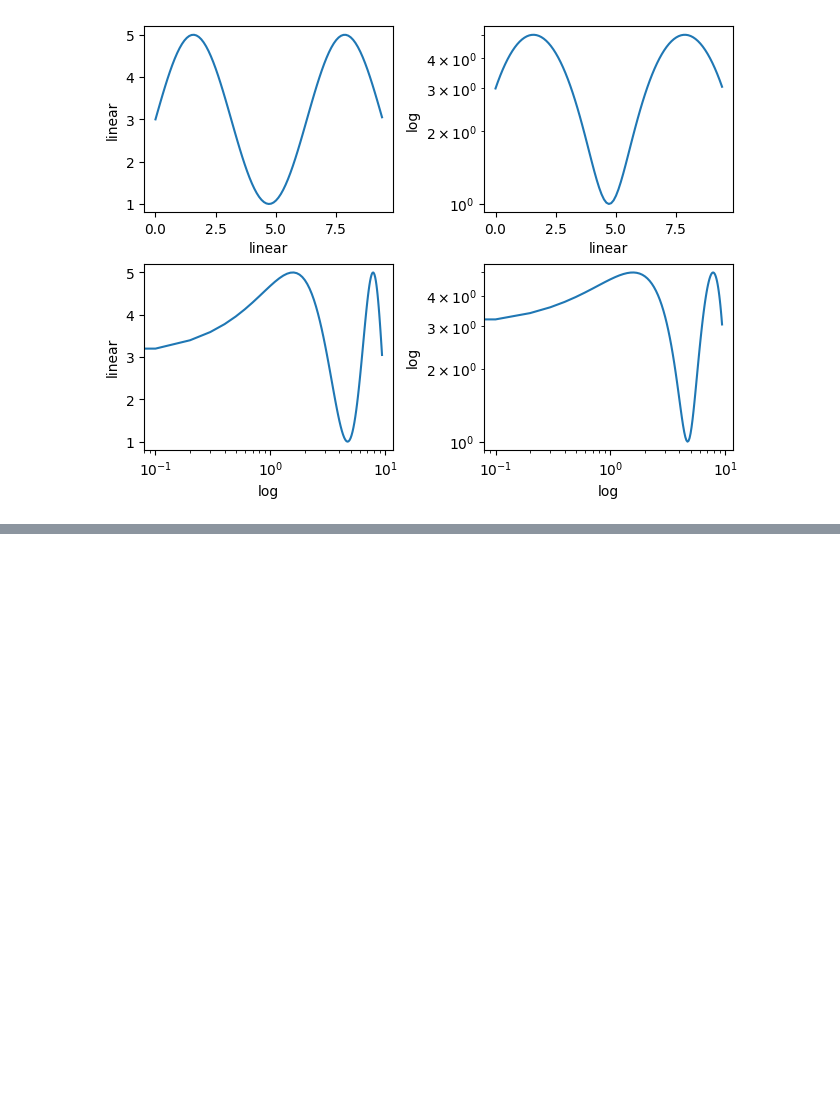
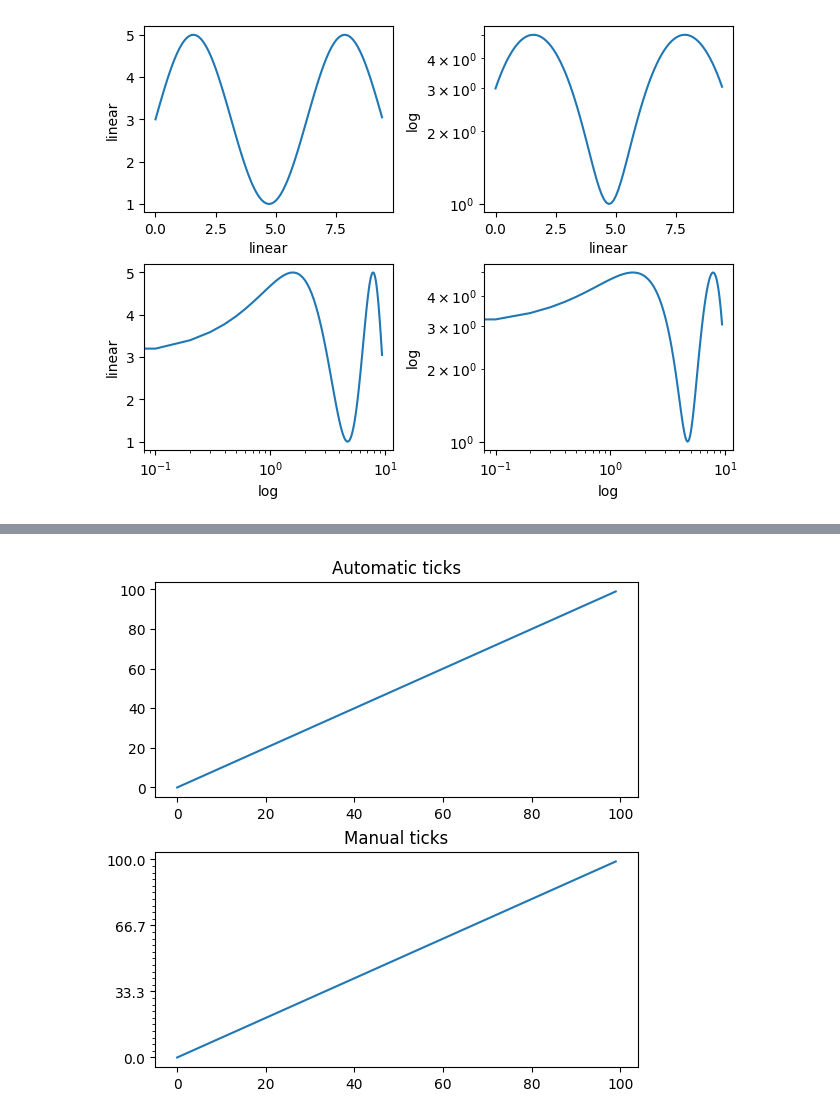
Before and after one commit to manasesmutembei11/ML, a Jupyter notebook: matplotlib/matplotlib_axes&subplots.ipynb, the cells around one changed output, grey strips where cells are left out. Drawn from its saved outputs; the diff is of its cells as text; code cells hidden in the pictures; blank space fills up the shorter version.

```diff
--- a/matplotlib/matplotlib_axes&subplots.ipynb
+++ b/matplotlib/matplotlib_axes&subplots.ipynb
@@ -467,0 +494,14 @@ Text(0, 0.5, 'log')
+# %%
+#Adding minor ticks since major ones are edded by default
+fig, axs = plt.subplots(2, 1, figsize=(5.4, 5.4), layout='constrained')
+x = np.arange(100)
+for nn, ax in enumerate(axs):
+    ax.plot(x, x)
+    if nn == 1:
+        ax.set_title('Manual ticks')
+        ax.set_yticks(np.arange(0, 100.1, 100/3))
+        ax.set_yticks(np.arange(0, 100.1, 100/30), minor=True)
+    else:
+        ax.set_title('Automatic ticks')
+# %% [output]
+[figure, added]
```
Also changed, not shown: parts of 3 cells of this notebook.
